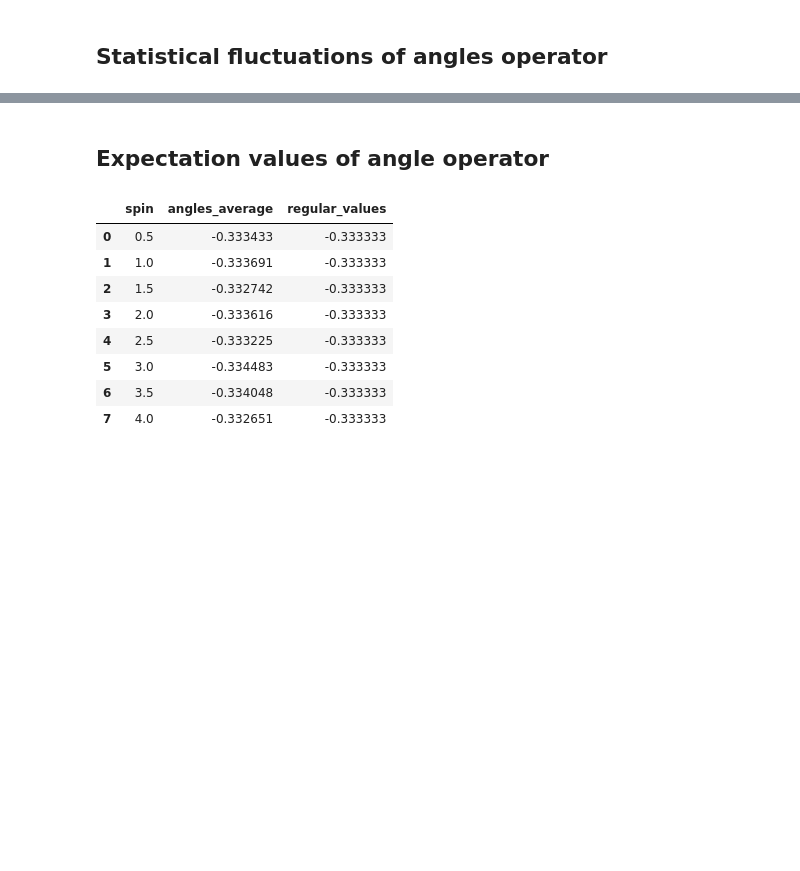
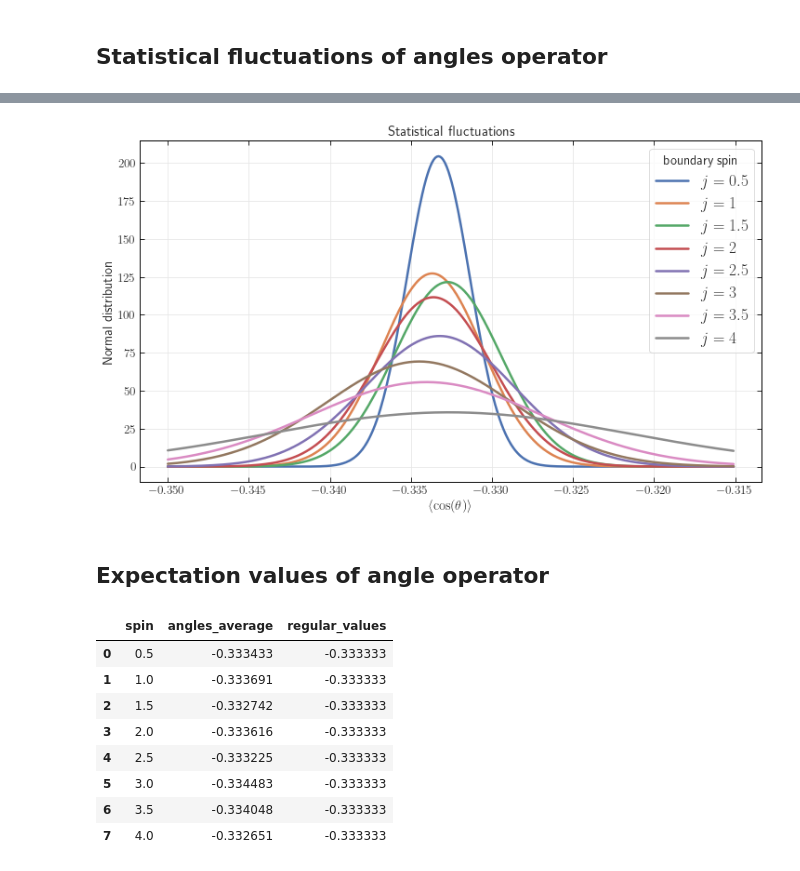
Before and after one commit to PietropaoloFrisoni/MCMC_16_cells_spinfoam, a Jupyter notebook: Python_interface.ipynb, the cells around one changed output, grey strips where cells are left out. Drawn from its saved outputs; the diff is of its cells as text; code cells hidden in the pictures; blank space fills up the shorter version.

```diff
--- a/Python_interface.ipynb
+++ b/Python_interface.ipynb
@@ -111,8 +111,8 @@ We can now compute and assemble the Markov chains by running the MH algorithm. T
 
 Each thread retrieves from the 21j hash table (computed in step 2) the required symbol.
 # %%
-# folder in which we want to store the draws
-draws_folder = "./data_folder/draws"
+# folder in which we want to store the data
+data_folder = "./data_folder"
 
 # this is the folder with the pre-computed hash tables of 21j Wigner symbols (see Step 2).
 # Jupyter kernel dies if table is not found (C function returns "EXIT FAILURE")
@@ -134,5 +134,5 @@ optimal number of threads: 4
 # %%
-sf.Metropolis_Hastings_parallel_run(draws_folder, hash_tables_path, spin,
+sf.Metropolis_Hastings_parallel_run(data_folder, hash_tables_path, spin,
                                     length, sigma, burnin, verbosity,
                                     number_of_threads)
 # %% [output]
@@ -147,10 +155,4 @@ For example, let's compute the expectation values of boundary angle operators.
 # %%
-# folder in which we wanto to store the angles
-angles_folder = "./data_folder/angles"
+sf.angles_compute(data_folder, spin, length, sigma, burnin, number_of_threads)
 
-
-spin = 0.5
-length = 1000000
-sigma = 0.4
-burnin = 10
-chains_to_process = number_of_threads
+df = sf.retrieve_combined_angles(data_folder, spin, number_of_threads)
@@ -212,0 +177,4 @@ We report here some plots used in the paper.
+# %%
+import pandas as pd
+
+angles_dataframe = pd.read_csv("./public_final_data/combined_angles_CC.csv", index_col=0)
@@ -322,3 +240,40 @@ plt.show()
+# %%
+import numpy as np
+import matplotlib.pyplot as plt
+from scipy.stats import norm
+
+#x-axis ranges from -5 and 5 with .001 steps
+x = np.arange(-0.35, -0.315, 0.0001)
+
+plt.figure(figsize=(12, 6.75))
+
+#define multiple normal distributions
+
+for spin in [0.5, 1, 1.5, 2, 2.5, 3, 3.5, 4]:
+
+    plt.plot(x,
+         norm.pdf(x, angles_dataframe["angles_average"][f"j={spin}"], angles_dataframe["angles_std"][f"j={spin}"]),
+         label=f'$j = {spin}$',
+         linewidth=2.5)
+
+#add legend to plot
+plt.legend(title='boundary spin',
+           loc='upper right',
+           fontsize='large',
+           fancybox=True)
+
+#add axes labels and a title
+plt.ylabel('Normal distribution')
+plt.xlabel(r"$\langle \cos (\theta) \rangle$")
+plt.title('Statistical fluctuations', fontsize=15)
+
+printfile = './plots/angles_fluctuations'
+plt.savefig(printfile+'.svg')
+plt.savefig(printfile+'.png',dpi=300)
+
+plt.show()
+# %% [output]
+[figure, added]
 # %% [markdown]
 ## Expectation values of angle operator
 # %%
```
Also changed, not shown: parts of 15 cells of this notebook, 59 other files.
